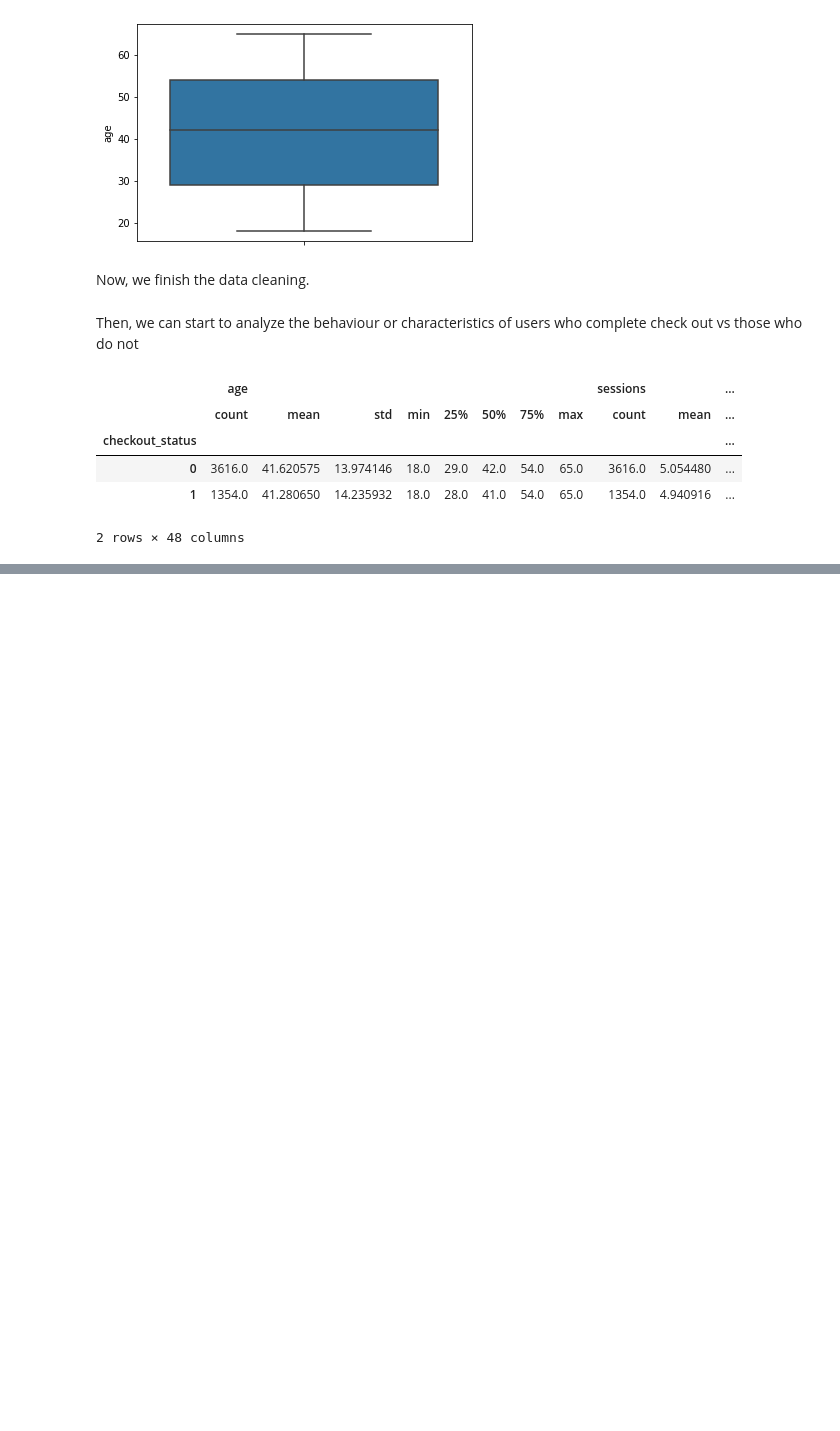
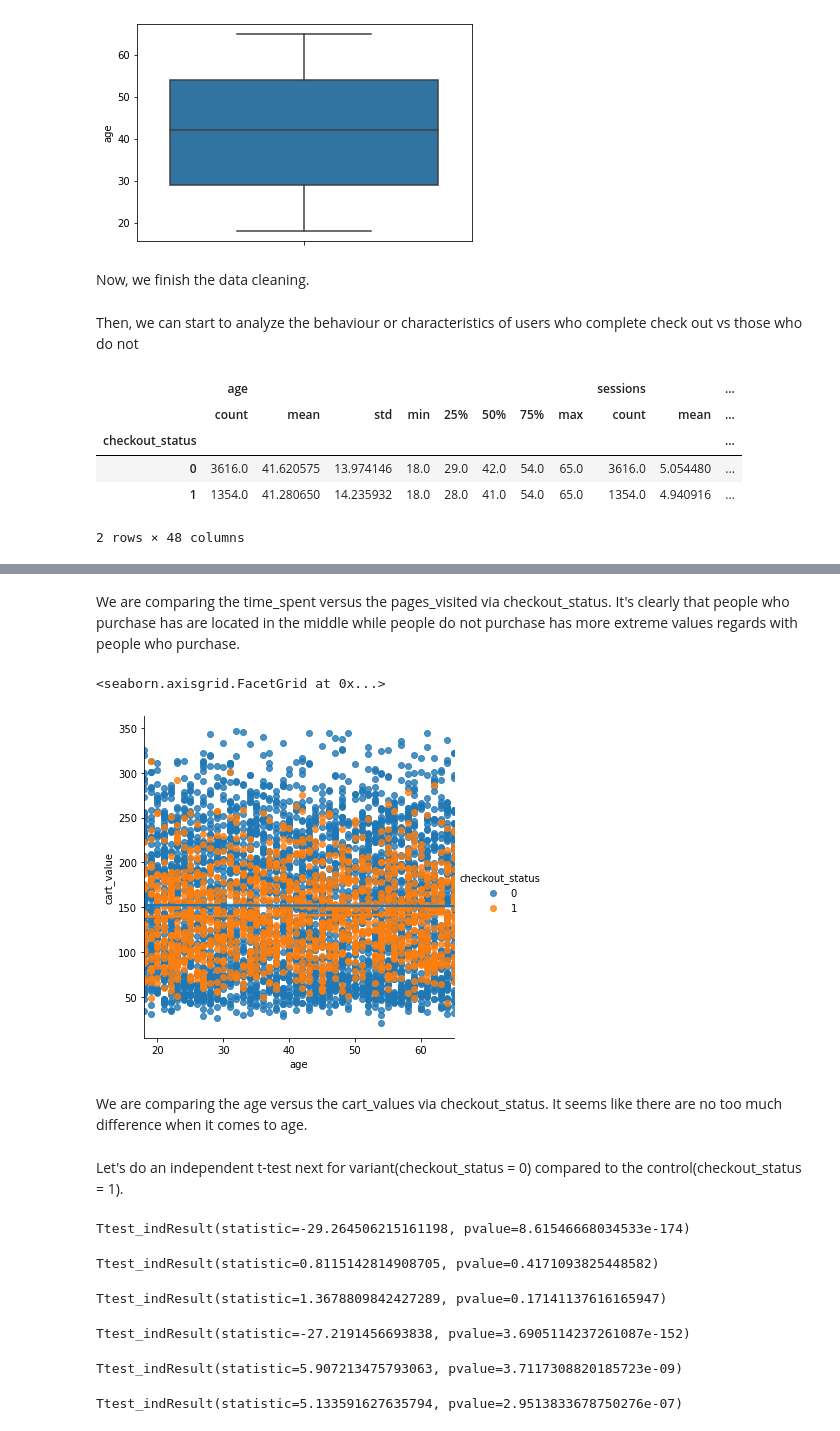
Before and after one commit to leningschulich/schulich_data_science, a Jupyter notebook: midterm.ipynb, the cells around one changed output, grey strips where cells are left out. Cells and saved outputs as stored; diff of their text form; code cells hidden in the pictures; blank space fills up the shorter version.

```diff
--- a/midterm.ipynb
+++ b/midterm.ipynb
@@ -237,0 +282,71 @@ df2.describe()
+# %% [markdown]
+We are comparing the time_spent versus the pages_visited via checkout_status. It's clearly that people who purchase has are located in the middle while people do not purchase has more extreme values regards with people who purchase.
+# %%
+sns.lmplot(data = df, x='age', y='cart_value', hue = 'checkout_status')
+# %% [output]
+<seaborn.axisgrid.FacetGrid at 0x...>
+[figure, added]
+# %% [markdown]
+We are comparing the age versus the cart_values via checkout_status. It seems like there are no too much difference when it comes to age.
+# %% [markdown]
+Let's do an independent t-test next for variant(checkout_status = 0) compared to the control(checkout_status = 1).
+# %%
+# Compare time_spent
+
+var1 = df[df['checkout_status']== 0]['time_spent']
+control = df[df['checkout_status']== 1]['time_spent']
+
+p_val = stats.ttest_ind(var1, control)
+print(p_val)
+# %% [output]
+Ttest_indResult(statistic=-29.264506215161198, pvalue=8.61546668034533e-174)
+# %%
+# Compare age
+
+var1 = df[df['checkout_status']== 0]['age']
+control = df[df['checkout_status']== 1]['age']
+
+p_val = stats.ttest_ind(var1, control)
+print(p_val)
+# %% [output]
+Ttest_indResult(statistic=0.8115142814908705, pvalue=0.4171093825448582)
+# %%
+# Compare sessions
+
+var1 = df[df['checkout_status']== 0]['sessions']
+control = df[df['checkout_status']== 1]['sessions']
+
+p_val = stats.ttest_ind(var1, control)
+print(p_val)
+# %% [output]
+Ttest_indResult(statistic=1.3678809842427289, pvalue=0.17141137616165947)
+# %%
+# Compare pages_visited
+
+var1 = df[df['checkout_status']== 0]['pages_visited']
+control = df[df['checkout_status']== 1]['pages_visited']
+
+p_val = stats.ttest_ind(var1, control)
+print(p_val)
+# %% [output]
+Ttest_indResult(statistic=-27.2191456693838, pvalue=3.6905114237261087e-152)
+# %%
+# Compare cart_items
+
+var1 = df[df['checkout_status']== 0]['cart_items']
+control = df[df['checkout_status']== 1]['cart_items']
+
+p_val = stats.ttest_ind(var1, control)
+print(p_val)
+# %% [output]
+Ttest_indResult(statistic=5.907213475793063, pvalue=3.7117308820185723e-09)
+# %%
+# Compare cart_value
+
+var1 = df[df['checkout_status']== 0]['cart_value']
+control = df[df['checkout_status']== 1]['cart_value']
+
+p_val = stats.ttest_ind(var1, control)
+print(p_val)
+# %% [output]
+Ttest_indResult(statistic=5.133591627635794, pvalue=2.9513833678750276e-07)
```
Also changed, not shown: parts of 19 cells of this notebook.
